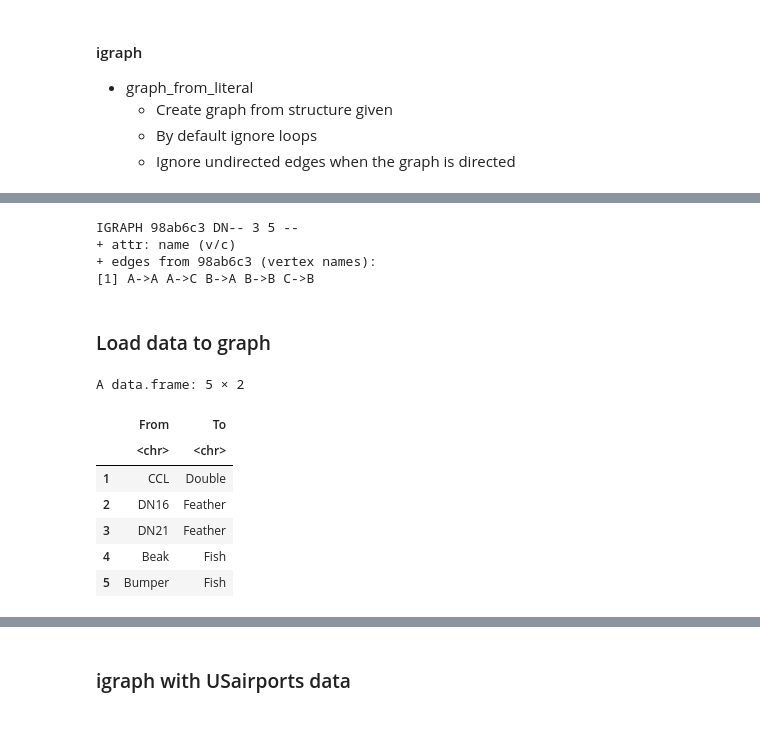
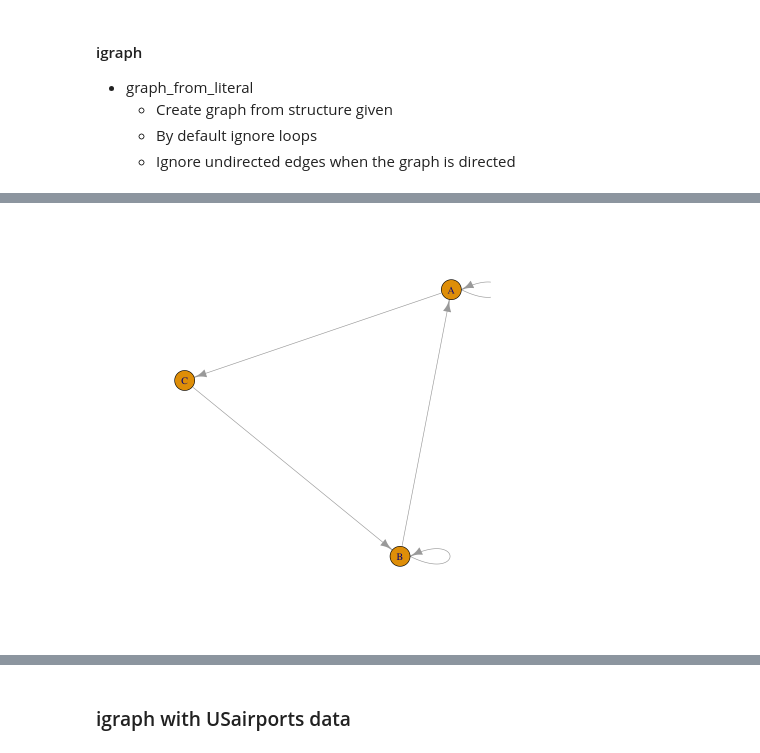
Before and after one commit to ppkgtmm/data-models, a Jupyter notebook: L6/Data visualization - network.ipynb, the cells around one changed output, grey strips where cells are left out. Saved outputs shown, nothing was run; the diff lists cells and outputs as text; code cells hidden in the pictures; blank space fills up the shorter version.

```diff
--- a/L6/Data visualization - network.ipynb
+++ b/L6/Data visualization - network.ipynb
@@ -86,10 +89,5 @@ IGRAPH 6cd1924 DN-- 3 4 --
 # %%
 g <- graph_from_adjacency_matrix(A %*% A)
-g
+plot(g)
 # %% [output]
-IGRAPH 98ab6c3 DN-- 3 5 --
-+ attr: name (v/c)
-+ edges from 98ab6c3 (vertex names):
-[1] A->A A->C B->A B->B C->B
+[figure, added]
-# %% [markdown]
-### Load data to graph
@@ -102,11 +93,0 @@ dolphin_vertices <- read.csv(vertex_path)
-# %%
-head(dolphin_edges, n = 5)
-# %% [output]
-A data.frame: 5 × 2
-|  | From | To |
-|  | <chr> | <chr> |
-| 1 | CCL | Double |
-| 2 | DN16 | Feather |
-| 3 | DN21 | Feather |
-| 4 | Beak | Fish |
-| 5 | Bumper | Fish |
```
Also changed, not shown: parts of 47 cells of this notebook.
